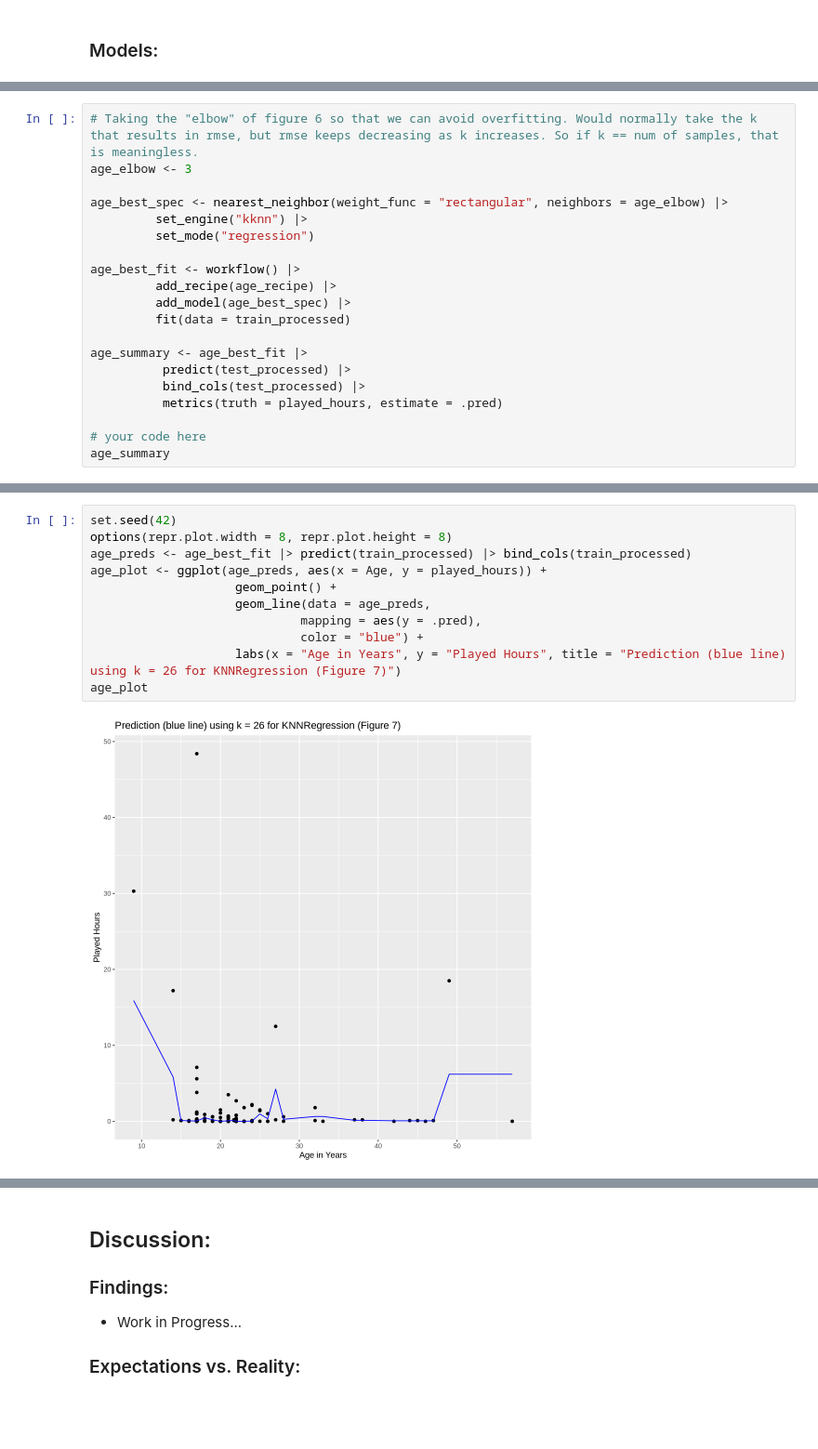
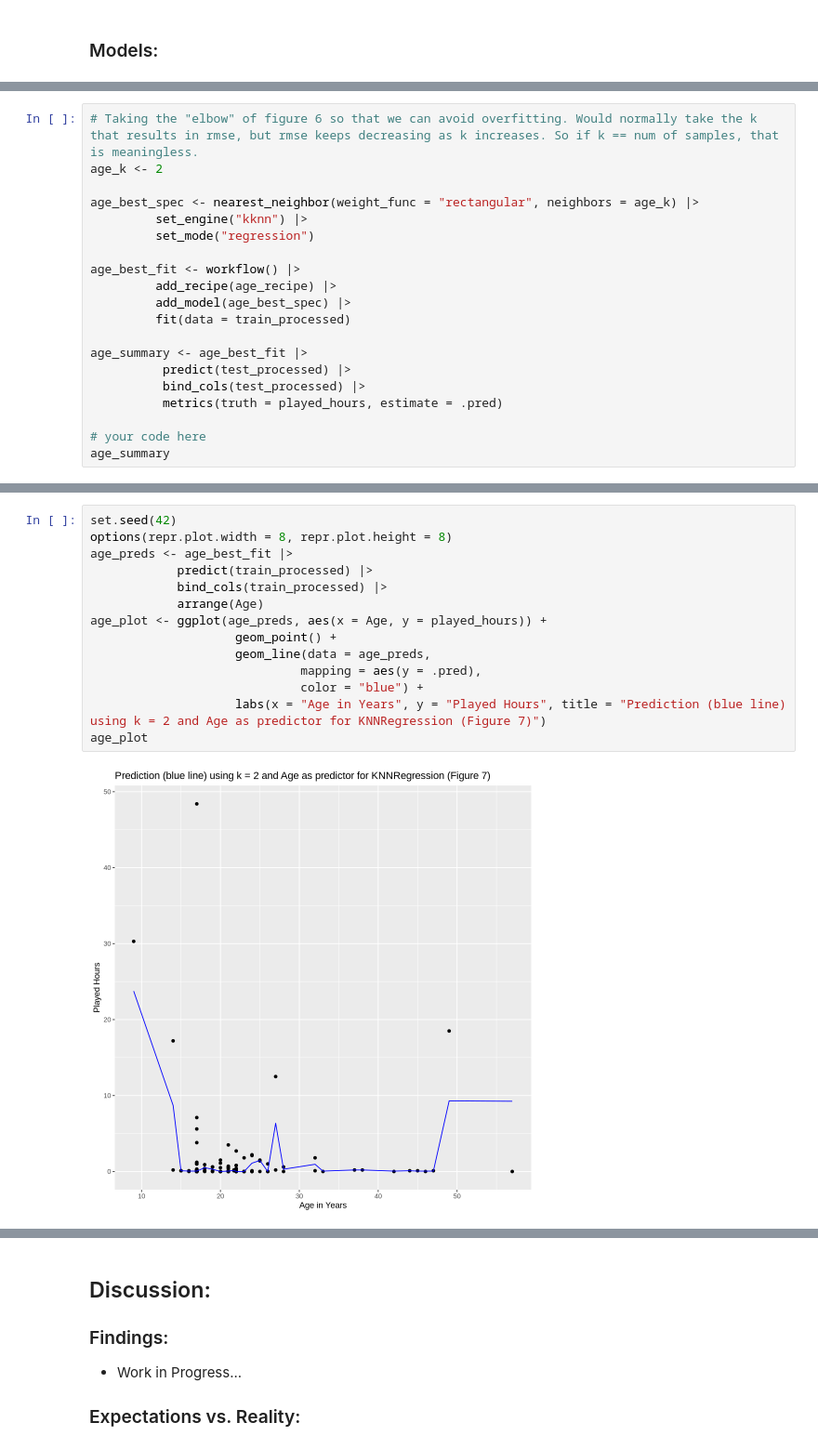
Before and after one commit to Andrewhli06/final_dsci_100_project, a Jupyter notebook: DSCI100FinProj.ipynb, the cells around one changed output, grey strips where cells are left out. Shown at 93% size. Saved outputs shown, nothing was run; the diff lists cells and outputs as text; blank space fills up the shorter version.

```diff
--- a/DSCI100FinProj.ipynb
+++ b/DSCI100FinProj.ipynb
@@ -294,8 +296,8 @@ age_results_plot
 # %%
 # Taking the "elbow" of figure 6 so that we can avoid overfitting. Would normally take the k that results in rmse, but rmse keeps decreasing as k increases. So if k == num of samples, that is meaningless.
-age_elbow <- 3
+age_k <- 2
 
-age_best_spec <- nearest_neighbor(weight_func = "rectangular", neighbors = age_elbow) |>
+age_best_spec <- nearest_neighbor(weight_func = "rectangular", neighbors = age_k) |>
          set_engine("kknn") |>
          set_mode("regression")
 
@@ -321,15 +323,18 @@ A tibble: 3 × 3
 # %%
 set.seed(42)
 options(repr.plot.width = 8, repr.plot.height = 8)
-age_preds <- age_best_fit |> predict(train_processed) |> bind_cols(train_processed)
+age_preds <- age_best_fit |>
+            predict(train_processed) |>
+            bind_cols(train_processed) |>
+            arrange(Age)
 age_plot <- ggplot(age_preds, aes(x = Age, y = played_hours)) +
                     geom_point() +
                     geom_line(data = age_preds,
                              mapping = aes(y = .pred),
                              color = "blue") +
-                    labs(x = "Age in Years", y = "Played Hours", title = "Prediction (blue line) using k = 26 for KNNRegression (Figure 7)")
+                    labs(x = "Age in Years", y = "Played Hours", title = "Prediction (blue line) using k = 2 and Age as predictor for KNNRegression (Figure 7)")
 age_plot
 # %% [output]
-[figure, old version]
+[figure, new version]
 # %%
 set.seed(42)
```
Also changed, not shown: parts of 8 cells of this notebook.
